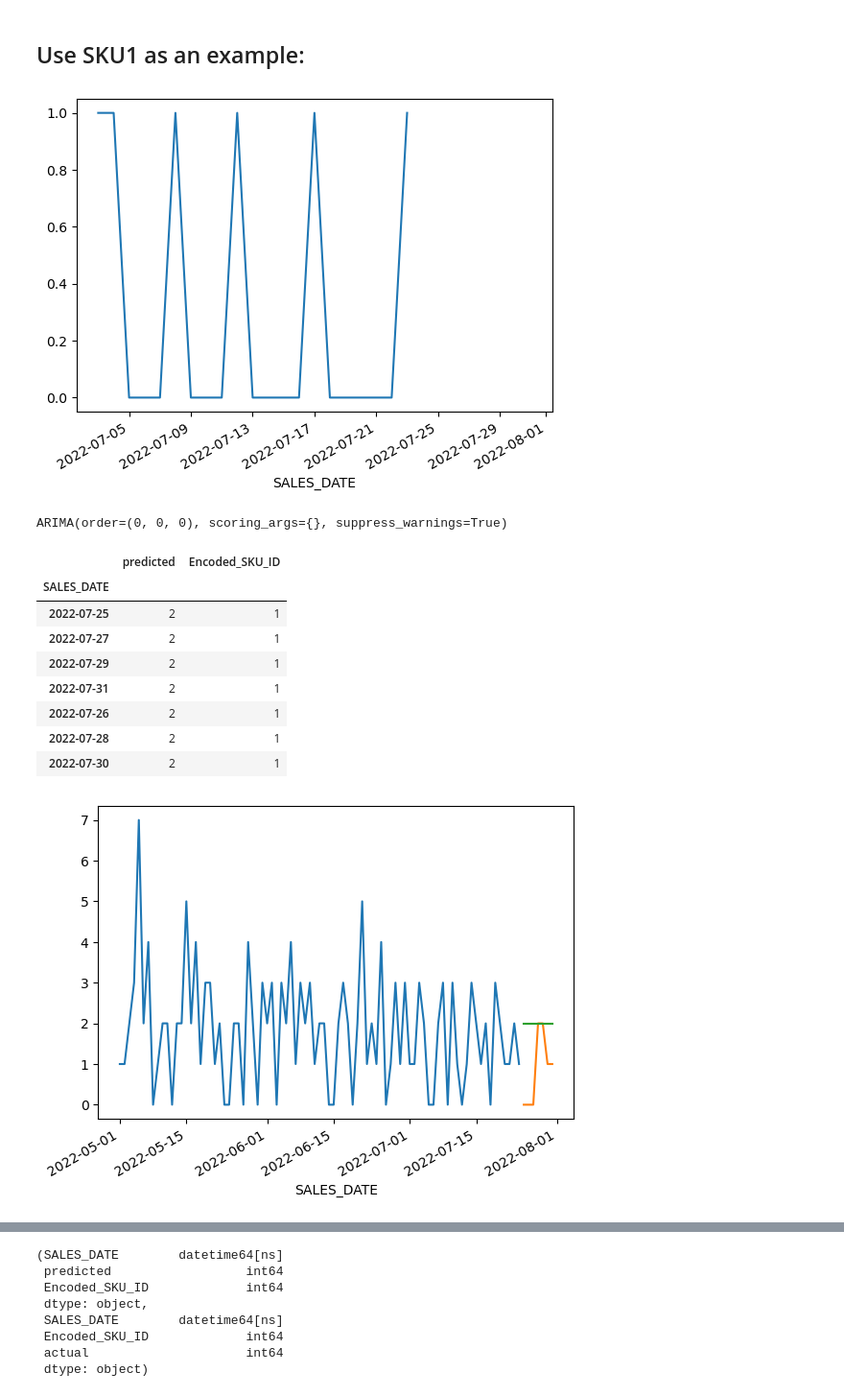
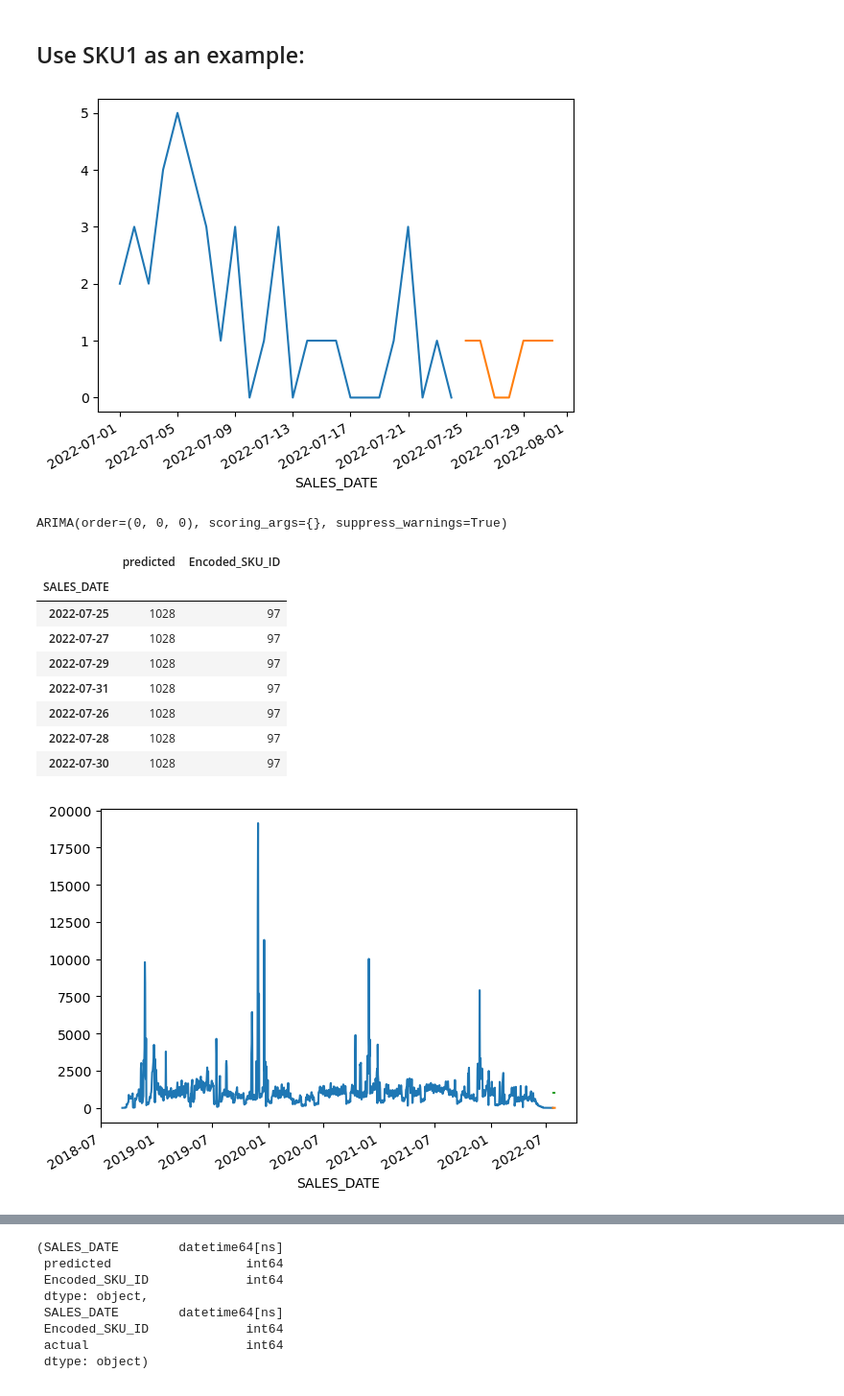
Before and after one commit to ashish1610dhiman/msa_project_week, a Jupyter notebook: notebooks/yibei/c.ARIMA.ipynb, the cells around one changed output, grey strips where cells are left out. Shown at 96% size. Drawn from its saved outputs; the diff is of its cells as text; code cells hidden in the pictures.

```diff
--- a/notebooks/yibei/c.ARIMA.ipynb
+++ b/notebooks/yibei/c.ARIMA.ipynb
@@ -25,8 +25,8 @@ df1.head()
 # %% [markdown]
 ## Use SKU1 as an example:
 # %%
-sku_1_val = df1[(df1['Encoded_SKU_ID']==4) & (df1['validation'] == True)][['Encoded_SKU_ID','SALES_DATE','DAILY_UNITS']]
-sku_1_train = df1[(df1['Encoded_SKU_ID']==4) & (df1['validation'] == False)][['Encoded_SKU_ID','SALES_DATE','DAILY_UNITS']]
+sku_1_val = df1[(df1['Encoded_SKU_ID']==97) & (df1['validation'] == True)][['Encoded_SKU_ID','SALES_DATE','DAILY_UNITS']]
+sku_1_train = df1[(df1['Encoded_SKU_ID']==97) & (df1['validation'] == False)][['Encoded_SKU_ID','SALES_DATE','DAILY_UNITS']]
 # %%
 sku_1_train['SALES_DATE'] = pd.to_datetime(sku_1_train['SALES_DATE'])
 sku_1_val['SALES_DATE'] = pd.to_datetime(sku_1_val['SALES_DATE'])
@@ -38,7 +38,7 @@ sku_1_train.loc['2022.07.01':]['DAILY_UNITS'].plot()
 sku_1_val['DAILY_UNITS'].plot()
 plt.show()
 # %% [output]
-[figure, old version]
+[figure, new version]
 # %%
 model = auto_arima(sku_1_train['DAILY_UNITS'], alpha = 0.1)
 model.fit(sku_1_train['DAILY_UNITS'])
@@ -56,20 +56,20 @@ prediction.set_index(sku_1_val.index)
 # %% [output]
 |  | predicted | Encoded_SKU_ID |
 | SALES_DATE |  |  |
-| 2022-07-25 | 2 | 1 |
-| 2022-07-27 | 2 | 1 |
-| 2022-07-29 | 2 | 1 |
-| 2022-07-31 | 2 | 1 |
-| 2022-07-26 | 2 | 1 |
-| 2022-07-28 | 2 | 1 |
-| 2022-07-30 | 2 | 1 |
+| 2022-07-25 | 1028 | 97 |
+| 2022-07-27 | 1028 | 97 |
+| 2022-07-29 | 1028 | 97 |
+| 2022-07-31 | 1028 | 97 |
+| 2022-07-26 | 1028 | 97 |
+| 2022-07-28 | 1028 | 97 |
+| 2022-07-30 | 1028 | 97 |
 # %%
-sku_1_train.loc['2022.05.01':]['DAILY_UNITS'].plot()
+sku_1_train['DAILY_UNITS'].plot()
 sku_1_val['DAILY_UNITS'].plot()
 prediction['predicted'].plot()
 plt.show()
 # %% [output]
-[figure, old version]
+[figure, new version]
 # %%
 prediction.reset_index(inplace = True)
 # %%
```
Also changed, not shown: parts of 12 cells of this notebook.
